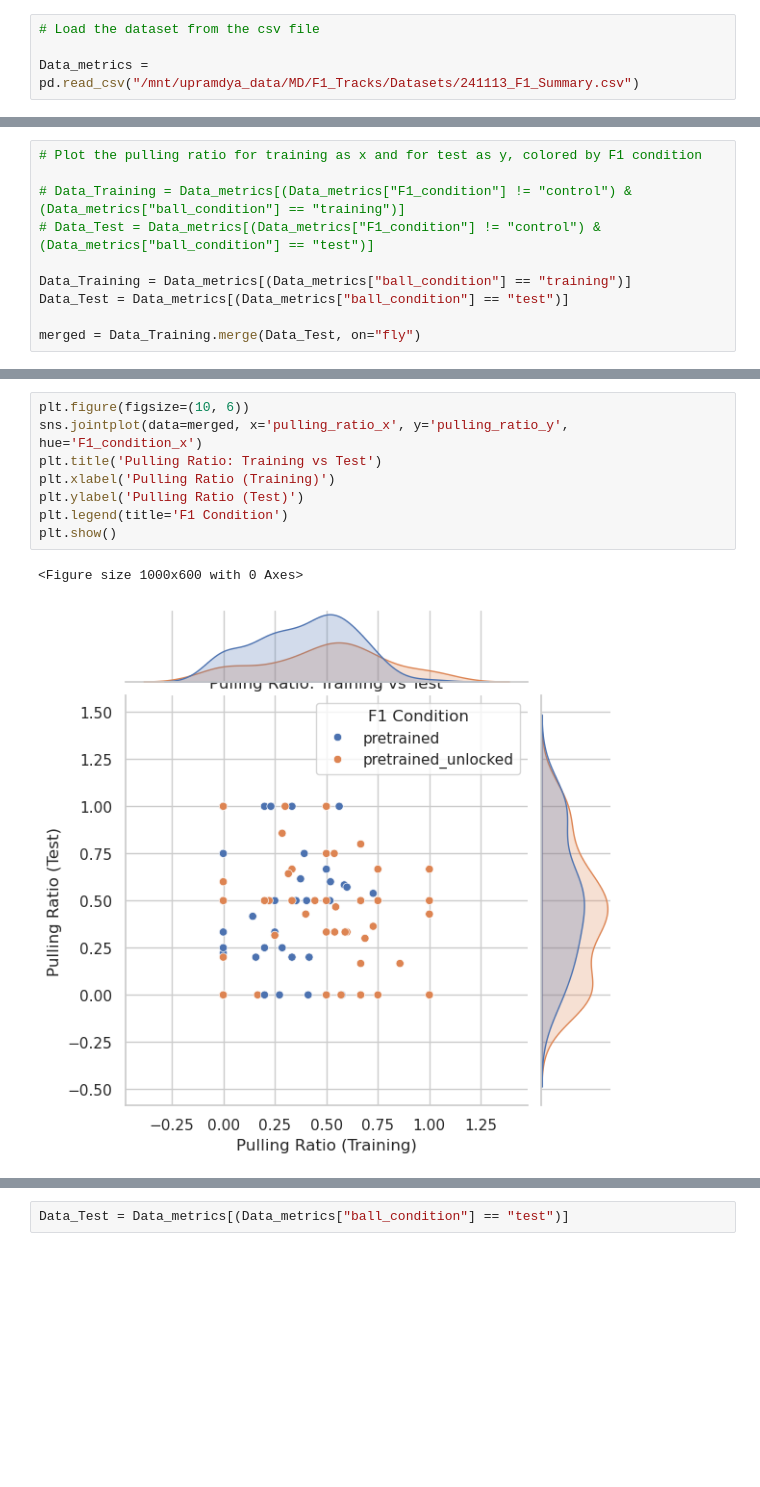
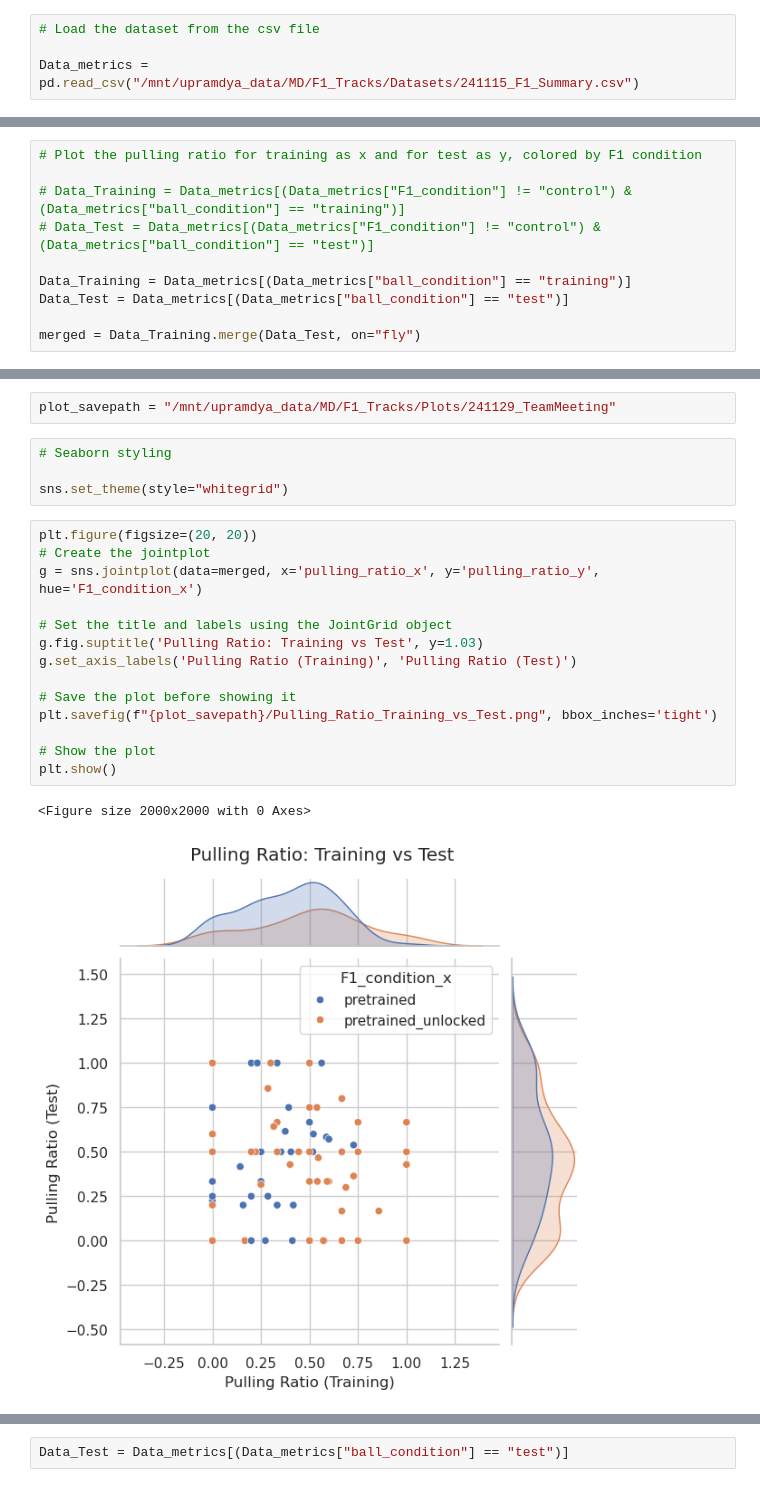
Before and after one commit to NeLy-EPFL/Tracking_Analysis, a Jupyter notebook: MazeRecorder/Analysis/F1_Sleap_New.ipynb, the cells around one changed output, grey strips where cells are left out. Drawn from its saved outputs; the diff is of its cells as text; blank space fills up the shorter version.

```diff
--- a/MazeRecorder/Analysis/F1_Sleap_New.ipynb
+++ b/MazeRecorder/Analysis/F1_Sleap_New.ipynb
@@ -172,7 +229,7 @@ Data_metrics.to_csv("/mnt/upramdya_data/MD/F1_Tracks/Datasets/241114_F1_Summary.
 # %%
 # Load the dataset from the csv file
 
-Data_metrics = pd.read_csv("/mnt/upramdya_data/MD/F1_Tracks/Datasets/241113_F1_Summary.csv")
+Data_metrics = pd.read_csv("/mnt/upramdya_data/MD/F1_Tracks/Datasets/241115_F1_Summary.csv")
 # %%
 Data_metrics
 # %%
@@ -218,11 +276,23 @@ merged
+# %%
+plot_savepath = "/mnt/upramdya_data/MD/F1_Tracks/Plots/241129_TeamMeeting"
+# %%
+# Seaborn styling
+
+sns.set_theme(style="whitegrid")
 # %%
-plt.figure(figsize=(10, 6))
-sns.jointplot(data=merged, x='pulling_ratio_x', y='pulling_ratio_y', hue='F1_condition_x')
-plt.title('Pulling Ratio: Training vs Test')
-plt.xlabel('Pulling Ratio (Training)')
-plt.ylabel('Pulling Ratio (Test)')
-plt.legend(title='F1 Condition')
+plt.figure(figsize=(20, 20))
+# Create the jointplot
+g = sns.jointplot(data=merged, x='pulling_ratio_x', y='pulling_ratio_y', hue='F1_condition_x')
+
+# Set the title and labels using the JointGrid object
+g.fig.suptitle('Pulling Ratio: Training vs Test', y=1.03)
+g.set_axis_labels('Pulling Ratio (Training)', 'Pulling Ratio (Test)')
+
+# Save the plot before showing it
+plt.savefig(f"{plot_savepath}/Pulling_Ratio_Training_vs_Test.png", bbox_inches='tight')
+
+# Show the plot
 plt.show()
 # %% [output]
-<Figure size 1000x600 with 0 Axes>
+<Figure size 2000x2000 with 0 Axes>
-[figure, old version]
+[figure, new version]
```
Also changed, not shown: parts of 65 cells of this notebook, 4 other files.
